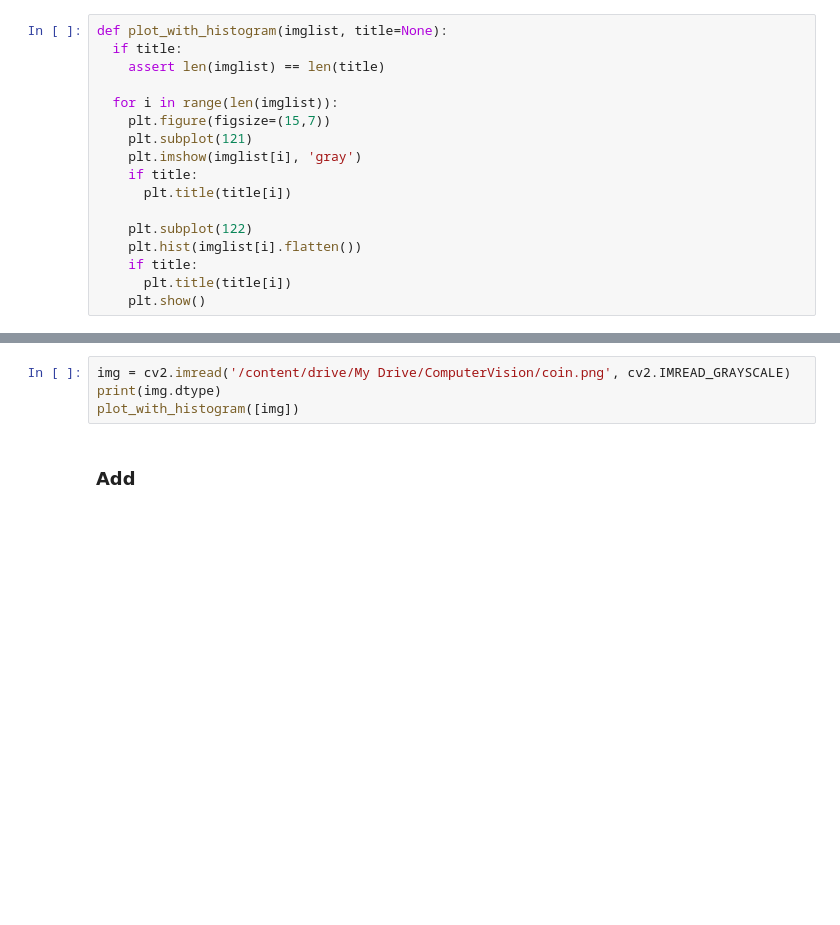
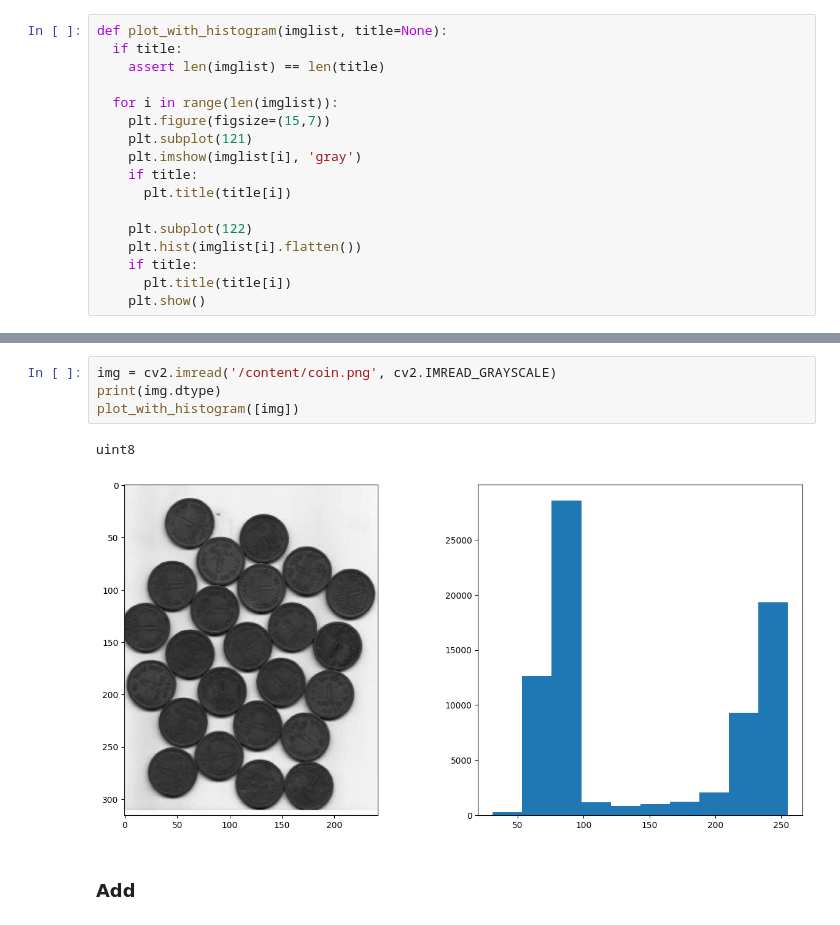
Before and after one commit to younggon2/Education-ComputerVision-DeepLearning, a Jupyter notebook: Day1-1 Python.ipynb, the cells around one changed output, grey strips where cells are left out. Saved outputs shown, nothing was run; the diff lists cells and outputs as text; blank space fills up the shorter version.

Commit message:
lenna,coin img add via

```diff
--- a/Day1-1 Python.ipynb
+++ b/Day1-1 Python.ipynb
@@ -414,7 +434,10 @@ def plot_with_histogram(imglist, title=None):
 # %%
-img = cv2.imread('/content/drive/My Drive/ComputerVision/coin.png', cv2.IMREAD_GRAYSCALE)
+img = cv2.imread('/content/coin.png', cv2.IMREAD_GRAYSCALE)
 print(img.dtype)
 plot_with_histogram([img])
+# %% [output]
+uint8
+[figure, added]
 # %% [markdown]
 ### Add
 # %%
```
Also changed, not shown: parts of 5 cells of this notebook.
